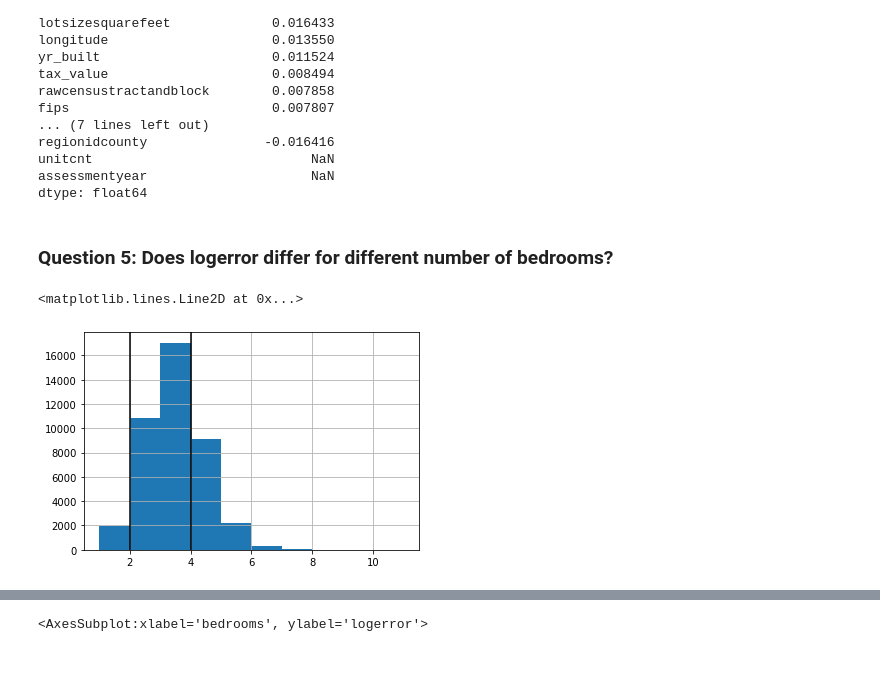
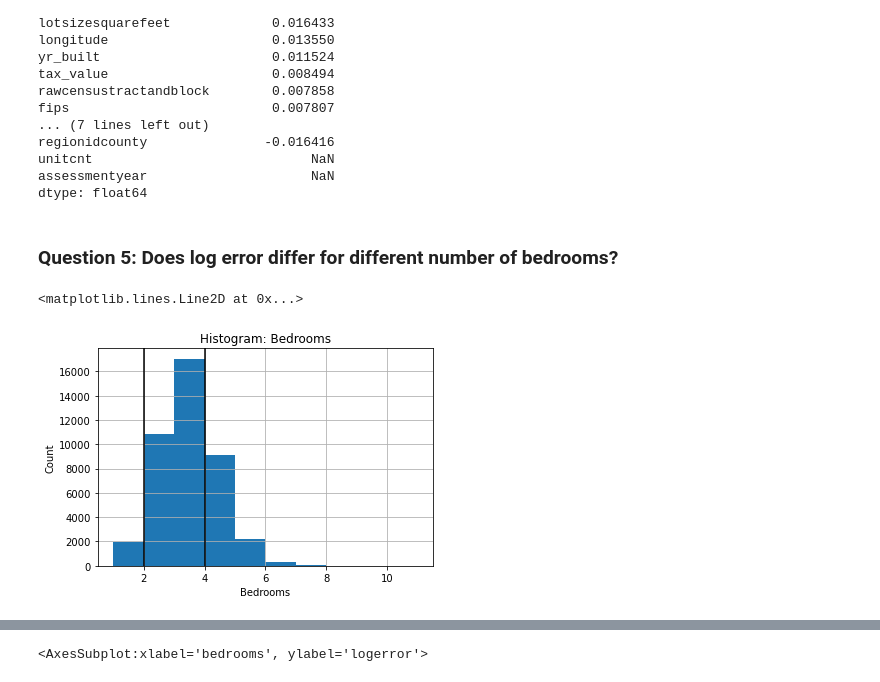
Before and after one commit to veronica-f-reyes/clustering-exercises, a Jupyter notebook: explore_zillow .ipynb, the cells around one changed output, grey strips where cells are left out. Saved outputs shown, nothing was run; the diff lists cells and outputs as text; code cells hidden in the pictures.

```diff
--- a/explore_zillow .ipynb
+++ b/explore_zillow .ipynb
@@ -493,16 +530,17 @@ unitcnt                            NaN
 assessmentyear                     NaN
 dtype: float64
 # %% [markdown]
-### Question 5: Does logerror differ for different number of bedrooms?
+### Question 5: Does log error differ for different number of bedrooms?
 # %%
-
-
 ax = train.bedrooms.hist()
+plt.title('Histogram: Bedrooms')
+plt.xlabel('Bedrooms')
+plt.ylabel('Count')
 ax.axvline(2, color='black')
 ax.axvline(4, color='black')
 # %% [output]
 <matplotlib.lines.Line2D at 0x...>
-[figure, old version]
+[figure, new version]
 # %%
 train.plot.scatter(
     y="logerror",
```
Also changed, not shown: parts of 18 cells of this notebook, 2 other files.
